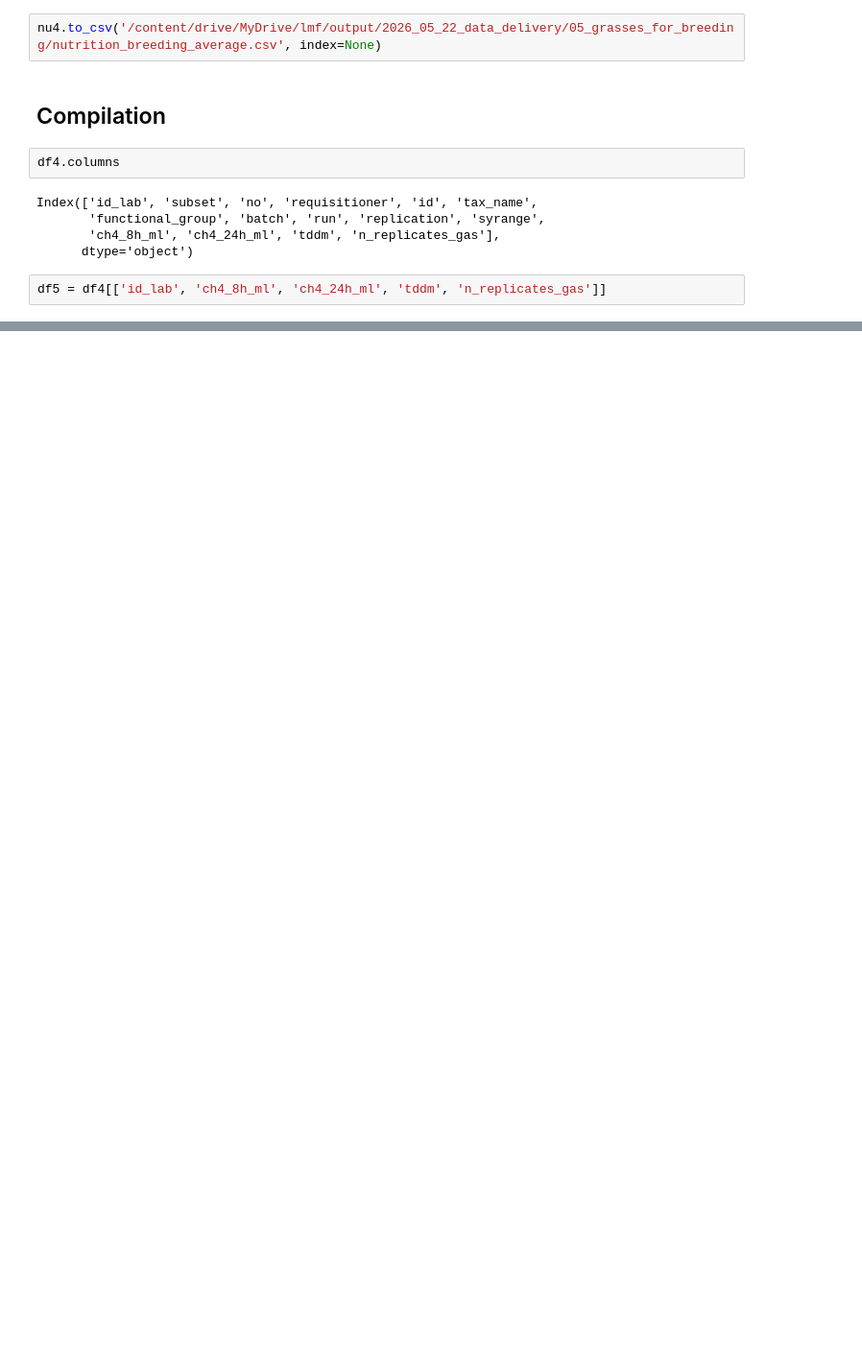
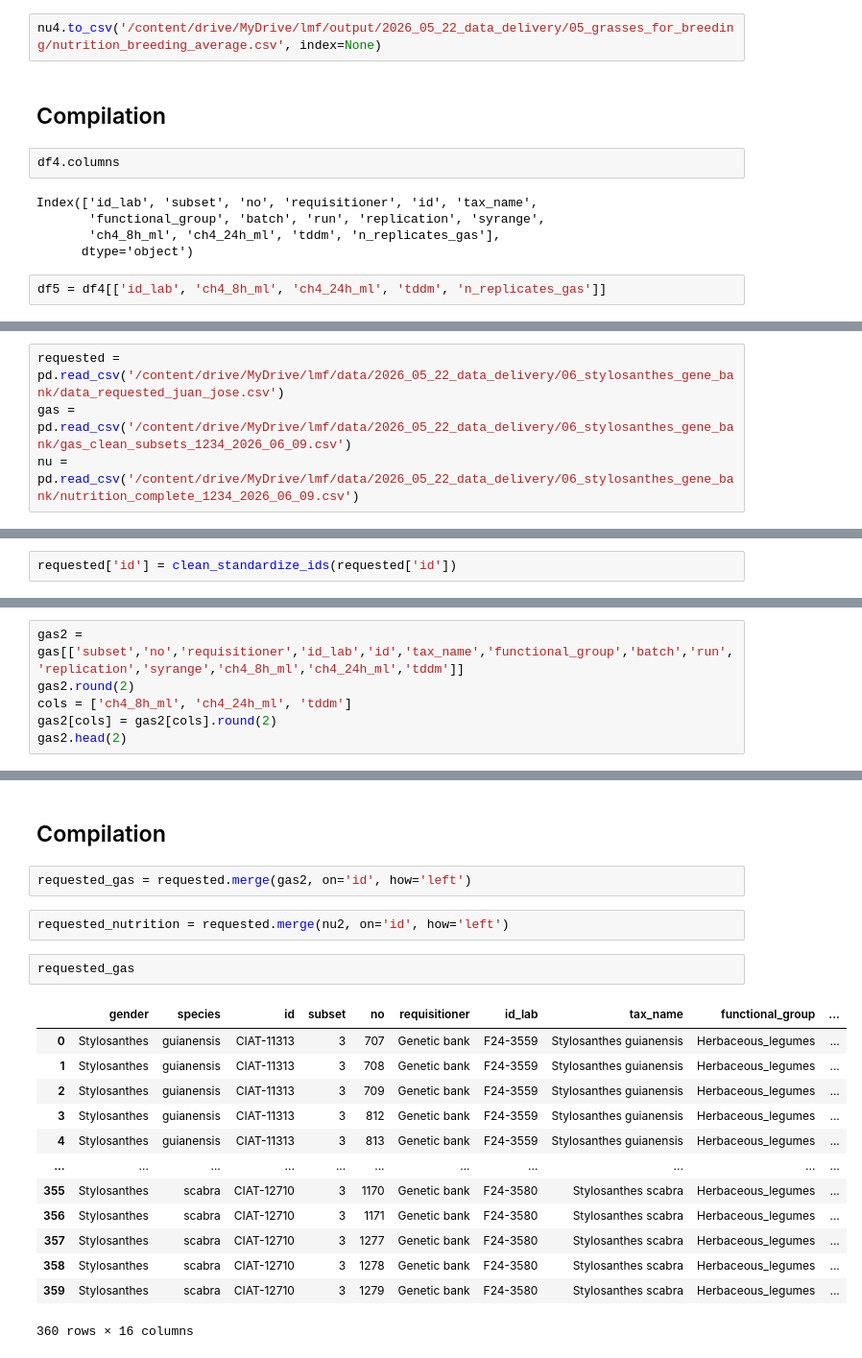
Before and after one commit to maurope/lmf, a Jupyter notebook: notebooks/2026/2026_05_22_data_delivery.ipynb, the cells around one changed output, grey strips where cells are left out. Shown at 96% size. Drawn from its saved outputs; the diff is of its cells as text; blank space fills up the shorter version.

```diff
--- a/notebooks/2026/2026_05_22_data_delivery.ipynb
+++ b/notebooks/2026/2026_05_22_data_delivery.ipynb
@@ -573,0 +581,4 @@ compiled = nu4.merge(
+# %%
+requested = pd.read_csv('/content/drive/MyDrive/lmf/data/2026_05_22_data_delivery/06_stylosanthes_gene_bank/data_requested_juan_jose.csv')
+gas = pd.read_csv('/content/drive/MyDrive/lmf/data/2026_05_22_data_delivery/06_stylosanthes_gene_bank/gas_clean_subsets_1234_2026_06_09.csv')
+nu = pd.read_csv('/content/drive/MyDrive/lmf/data/2026_05_22_data_delivery/06_stylosanthes_gene_bank/nutrition_complete_1234_2026_06_09.csv')
@@ -573,0 +587,2 @@ compiled = nu4.merge(
+# %%
+requested['id'] = clean_standardize_ids(requested['id'])
@@ -573,0 +602,6 @@ compiled = nu4.merge(
+# %%
+gas2 = gas[['subset','no','requisitioner','id_lab','id','tax_name','functional_group','batch','run','replication','syrange','ch4_8h_ml','ch4_24h_ml','tddm']]
+gas2.round(2)
+cols = ['ch4_8h_ml', 'ch4_24h_ml', 'tddm']
+gas2[cols] = gas2[cols].round(2)
+gas2.head(2)
@@ -573,0 +635,22 @@ compiled = nu4.merge(
+# %% [markdown]
+## Compilation
+# %%
+requested_gas = requested.merge(gas2, on='id', how='left')
+# %%
+requested_nutrition = requested.merge(nu2, on='id', how='left')
+# %%
+requested_gas
+# %% [output]
+|  | gender | species | id | subset | no | requisitioner | id_lab | tax_name | functional_group | ... |
+| 0 | Stylosanthes | guianensis | CIAT-11313 | 3 | 707 | Genetic bank | F24-3559 | Stylosanthes guianensis | Herbaceous_legumes | ... |
+| 1 | Stylosanthes | guianensis | CIAT-11313 | 3 | 708 | Genetic bank | F24-3559 | Stylosanthes guianensis | Herbaceous_legumes | ... |
+| 2 | Stylosanthes | guianensis | CIAT-11313 | 3 | 709 | Genetic bank | F24-3559 | Stylosanthes guianensis | Herbaceous_legumes | ... |
+| 3 | Stylosanthes | guianensis | CIAT-11313 | 3 | 812 | Genetic bank | F24-3559 | Stylosanthes guianensis | Herbaceous_legumes | ... |
+| 4 | Stylosanthes | guianensis | CIAT-11313 | 3 | 813 | Genetic bank | F24-3559 | Stylosanthes guianensis | Herbaceous_legumes | ... |
+| ... | ... | ... | ... | ... | ... | ... | ... | ... | ... | ... |
+| 355 | Stylosanthes | scabra | CIAT-12710 | 3 | 1170 | Genetic bank | F24-3580 | Stylosanthes scabra | Herbaceous_legumes | ... |
+| 356 | Stylosanthes | scabra | CIAT-12710 | 3 | 1171 | Genetic bank | F24-3580 | Stylosanthes scabra | Herbaceous_legumes | ... |
+| 357 | Stylosanthes | scabra | CIAT-12710 | 3 | 1277 | Genetic bank | F24-3580 | Stylosanthes scabra | Herbaceous_legumes | ... |
+| 358 | Stylosanthes | scabra | CIAT-12710 | 3 | 1278 | Genetic bank | F24-3580 | Stylosanthes scabra | Herbaceous_legumes | ... |
+| 359 | Stylosanthes | scabra | CIAT-12710 | 3 | 1279 | Genetic bank | F24-3580 | Stylosanthes scabra | Herbaceous_legumes | ... |
+360 rows × 16 columns
```
Also changed, not shown: parts of 11 cells of this notebook, 7 other files.
